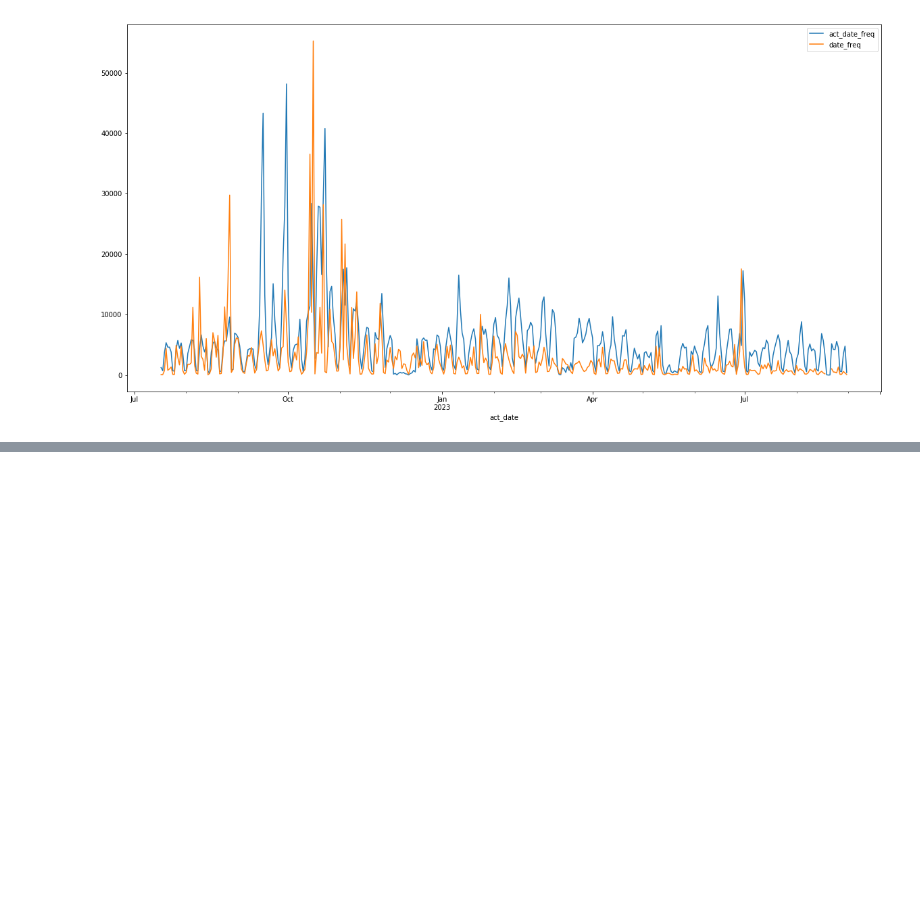
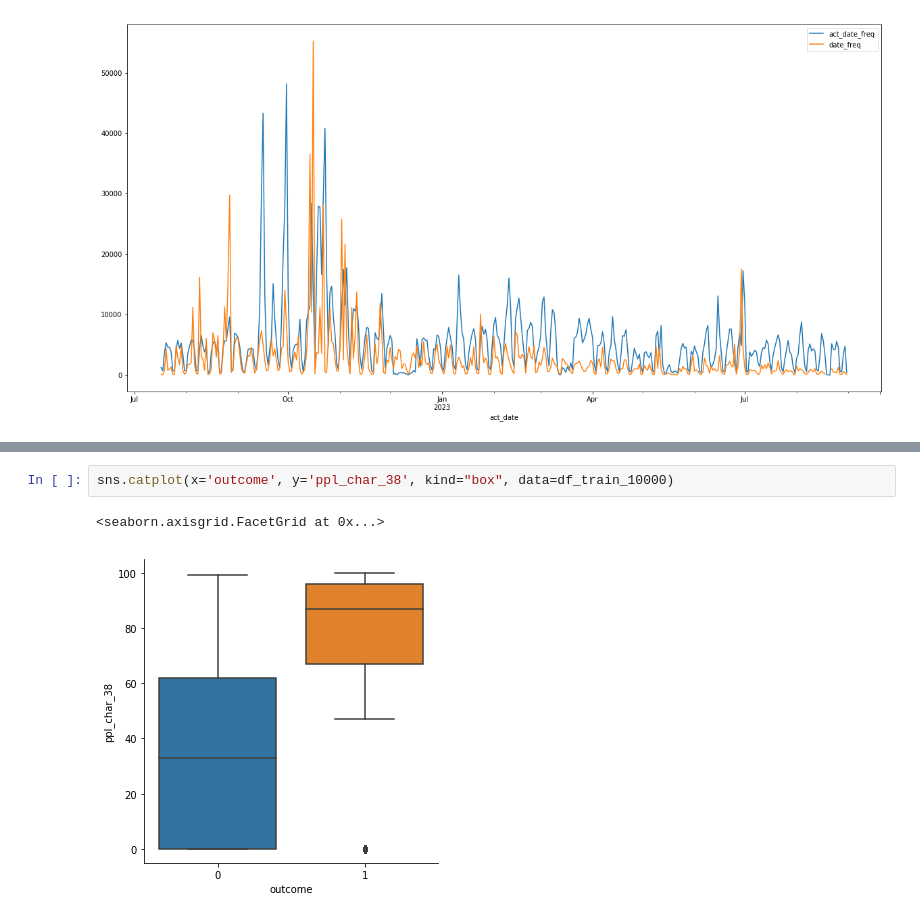
Before and after one commit to YangHong92/ADML-BuisnessValuePrediction, a Jupyter notebook: data_process/Data-Exploration-Nora.ipynb, the cells around one changed output, grey strips where cells are left out. Drawn from its saved outputs; the diff is of its cells as text; blank space fills up the shorter version.

```diff
--- a/data_process/Data-Exploration-Nora.ipynb
+++ b/data_process/Data-Exploration-Nora.ipynb
@@ -101,0 +219,5 @@ df_train[:30]
+# %%
+sns.catplot(x='outcome', y='ppl_char_38', kind="box", data=df_train_10000)
+# %% [output]
+<seaborn.axisgrid.FacetGrid at 0x...>
+[figure, added]
```
Also changed, not shown: parts of 14 cells of this notebook, 1 other file.
